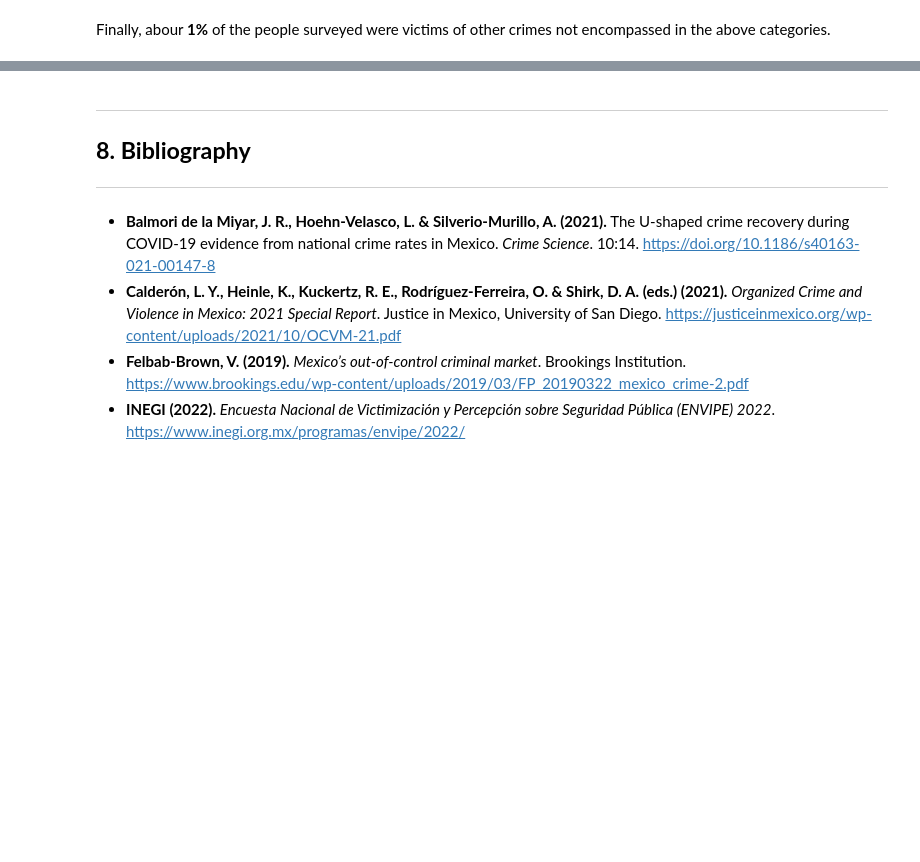
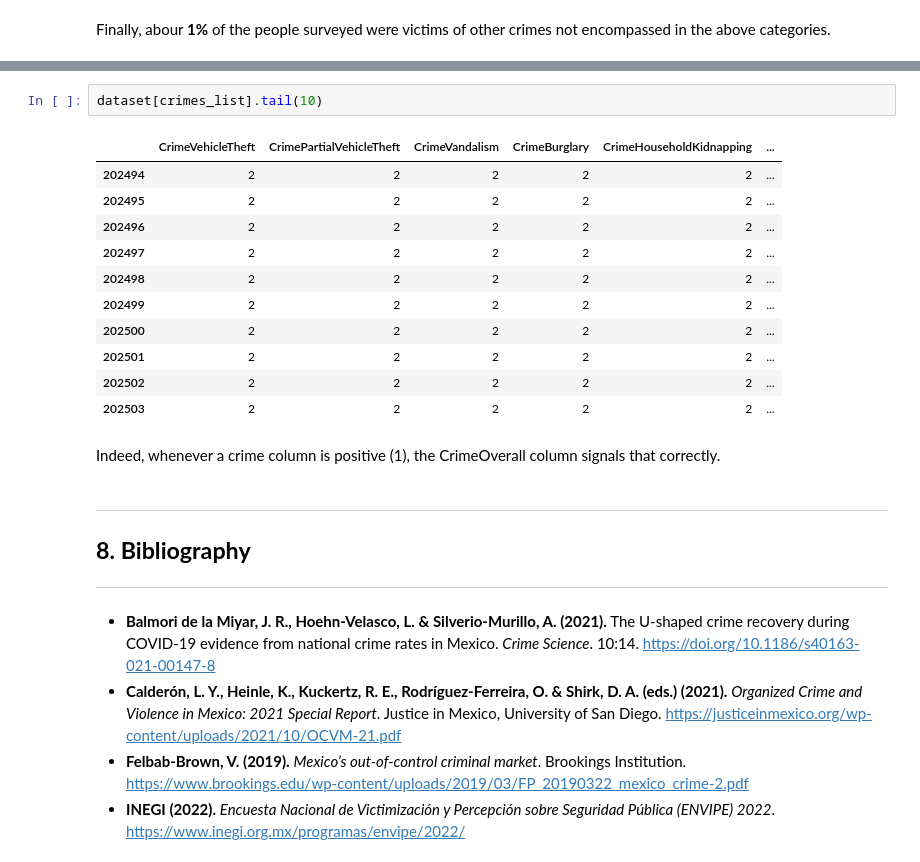
Before and after one commit to DanielEduardoLopez/CrimePredictionMX, a Jupyter notebook: CrimePredictionMX.ipynb, the cells around one changed output, grey strips where cells are left out. Drawn from its saved outputs; the diff is of its cells as text; blank space fills up the shorter version.

```diff
--- a/CrimePredictionMX.ipynb
+++ b/CrimePredictionMX.ipynb
@@ -1437,3 +1584,19 @@ Finally, abour **1%** of the people surveyed were victims of other crimes not en
+# %%
+dataset[crimes_list].tail(10)
+# %% [output]
+|  | CrimeVehicleTheft | CrimePartialVehicleTheft | CrimeVandalism | CrimeBurglary | CrimeHouseholdKidnapping | ... |
+| 202494 | 2 | 2 | 2 | 2 | 2 | ... |
+| 202495 | 2 | 2 | 2 | 2 | 2 | ... |
+| 202496 | 2 | 2 | 2 | 2 | 2 | ... |
+| 202497 | 2 | 2 | 2 | 2 | 2 | ... |
+| 202498 | 2 | 2 | 2 | 2 | 2 | ... |
+| 202499 | 2 | 2 | 2 | 2 | 2 | ... |
+| 202500 | 2 | 2 | 2 | 2 | 2 | ... |
+| 202501 | 2 | 2 | 2 | 2 | 2 | ... |
+| 202502 | 2 | 2 | 2 | 2 | 2 | ... |
+| 202503 | 2 | 2 | 2 | 2 | 2 | ... |
+# %% [markdown]
+Indeed, whenever a crime column is positive (1), the CrimeOverall column signals that correctly.
 # %% [markdown]
 <a class="anchor" id="bibliography"></a>
 ___
```
Also changed, not shown: parts of 9 cells of this notebook.
